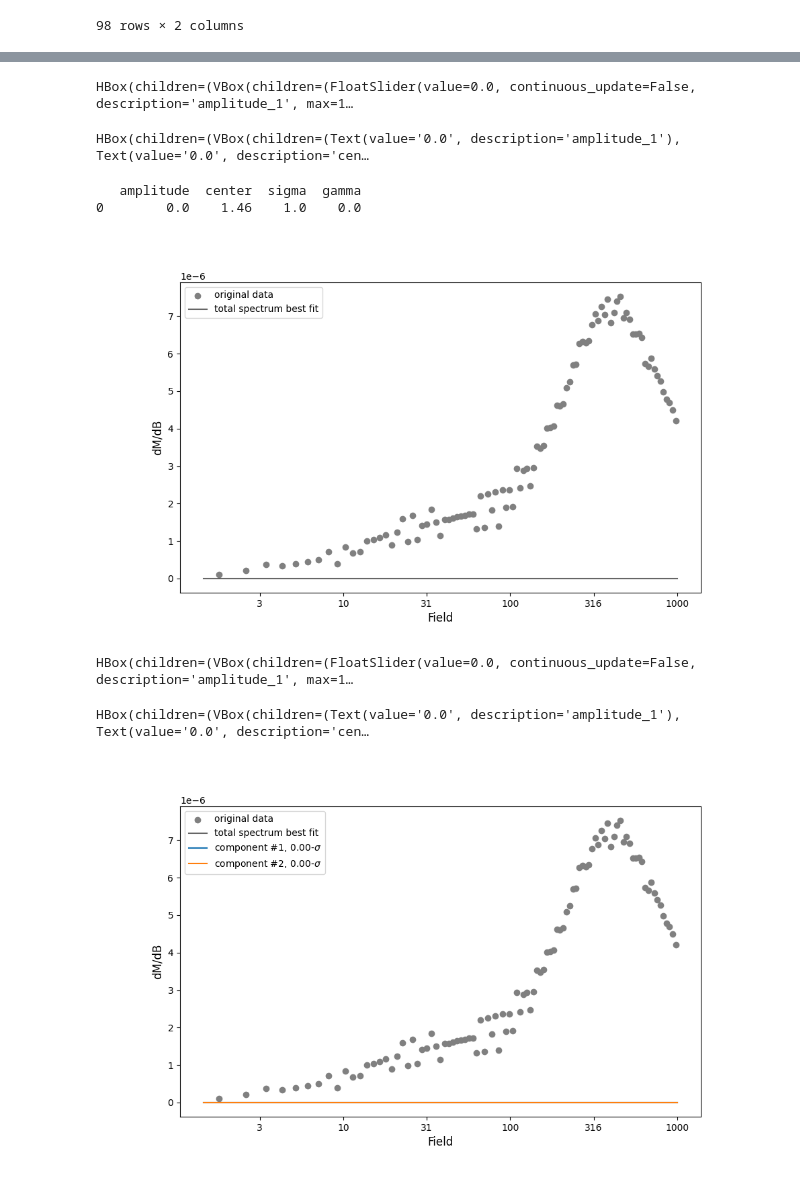
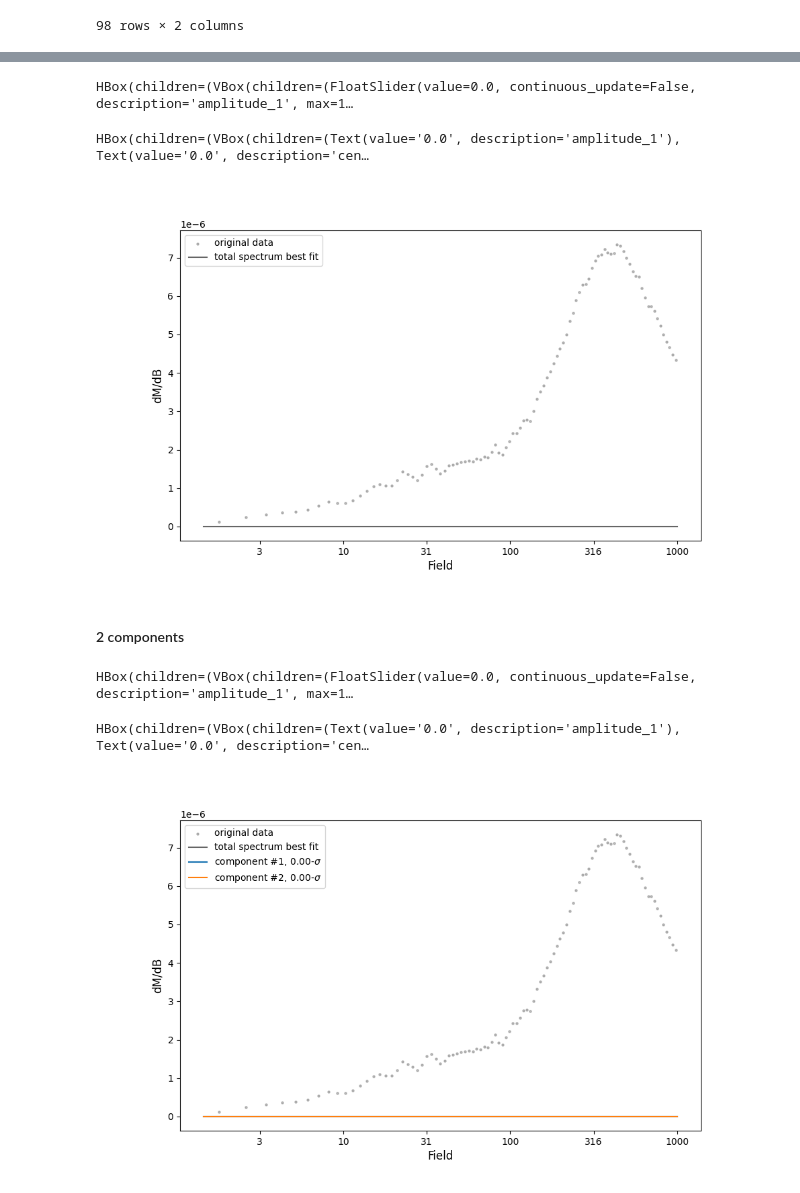
Before and after one commit to PmagPy/RockmagPy-notebooks, a Jupyter notebook: hysteresis_backfield_notebooks/VSM_backfield_unmixing.ipynb, the cells around one changed output, grey strips where cells are left out. Drawn from its saved outputs; the diff is of its cells as text; code cells hidden in the pictures.

```diff
--- a/hysteresis_backfield_notebooks/VSM_backfield_unmixing.ipynb
+++ b/hysteresis_backfield_notebooks/VSM_backfield_unmixing.ipynb
@@ -223,5 +201,6 @@ MaxUmnix_data
 | 97 | -0.99898 | 0.000000e+00 |
 98 rows × 2 columns
 # %%
-MaxUmnix_experiment = rmag.backfield_data_processing(MaxUmnix_data, field='B', magnetization='M', smooth_frac=smooth_frac)
+MaxUmnix_experiment = rmag.backfield_data_processing(MaxUmnix_data, field='B', magnetization='M', smooth_frac=0.05)
+# MaxUmnix_experiment['smoothed_magn_mass_shift'] = MaxUmnix_experiment['smoothed_magn_mass_shift']/MaxUmnix_experiment['smoothed_magn_mass_shift'].max()
 # %%
@@ -348,22 +214,22 @@ def interactive_backfield_fit(field, magnetization, n_components, figsize=(10, 6
 # %%
 %matplotlib widget
-interactive_backfield_fit(MaxUmnix_experiment['smoothed_log_dc_field'],
+rmag.interactive_backfield_fit(MaxUmnix_experiment['smoothed_log_dc_field'],
                           MaxUmnix_experiment['smoothed_magn_mass_shift'],
                           n_components=1, figsize=(10, 6))
 # %% [output]
 HBox(children=(VBox(children=(FloatSlider(value=0.0, continuous_update=False, description='amplitude_1', max=1…
 HBox(children=(VBox(children=(Text(value='0.0', description='amplitude_1'), Text(value='0.0', description='cen…
-   amplitude  center  sigma  gamma
-0        0.0    1.46    1.0    0.0
-[figure, old version]
+[figure, new version]
+# %% [markdown]
+#### 2 components
 # %%
 %matplotlib widget
-interactive_backfield_fit(MaxUmnix_experiment['smoothed_log_dc_field'],
+rmag.interactive_backfield_fit(MaxUmnix_experiment['smoothed_log_dc_field'],
                           MaxUmnix_experiment['smoothed_magn_mass_shift'],
                           n_components=2, figsize=(10, 6))
 # %% [output]
 HBox(children=(VBox(children=(FloatSlider(value=0.0, continuous_update=False, description='amplitude_1', max=1…
 HBox(children=(VBox(children=(Text(value='0.0', description='amplitude_1'), Text(value='0.0', description='cen…
-[figure, old version]
+[figure, new version]
 # %%
 # parameters = pd.DataFrame({'amplitude': [1], 'center': [950], 'sigma': [4.6], 'gamma': [-3]})
```
Also changed, not shown: parts of 15 cells of this notebook.
